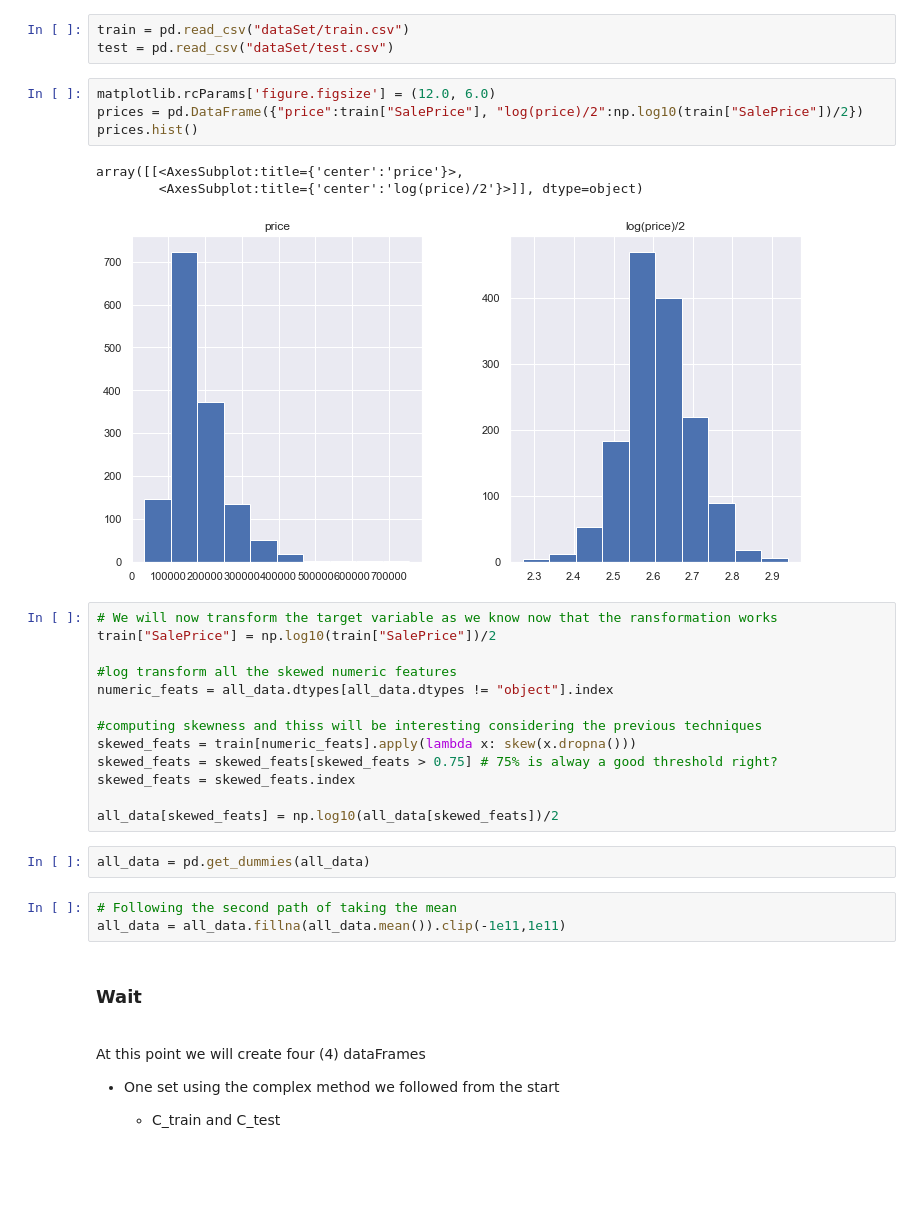
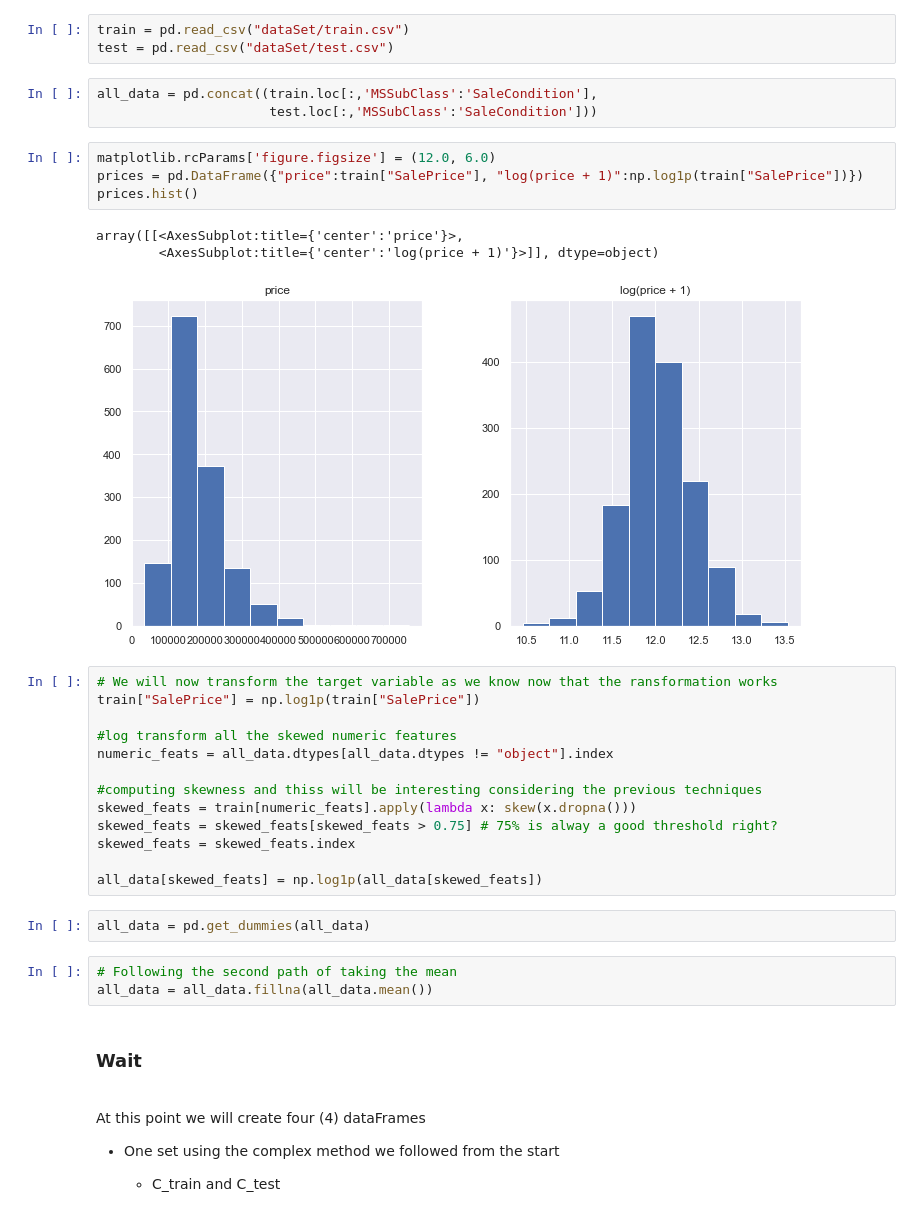
Before and after one commit to Ak-Gautam/Regularised_L_M, a Jupyter notebook: RLM.ipynb, the cells around one changed output. Saved outputs shown, nothing was run; the diff lists cells and outputs as text; blank space fills up the shorter version.

```diff
--- a/RLM.ipynb
+++ b/RLM.ipynb
@@ -437,17 +395,20 @@ As discussed earlier we will now follow a simpler approach to transform the Data
 # %%
 train = pd.read_csv("dataSet/train.csv")
 test = pd.read_csv("dataSet/test.csv")
+# %%
+all_data = pd.concat((train.loc[:,'MSSubClass':'SaleCondition'],
+                      test.loc[:,'MSSubClass':'SaleCondition']))
 # %%
 matplotlib.rcParams['figure.figsize'] = (12.0, 6.0)
-prices = pd.DataFrame({"price":train["SalePrice"], "log(price)/2":np.log10(train["SalePrice"])/2})
+prices = pd.DataFrame({"price":train["SalePrice"], "log(price + 1)":np.log1p(train["SalePrice"])})
 prices.hist()
 # %% [output]
 array([[<AxesSubplot:title={'center':'price'}>,
-        <AxesSubplot:title={'center':'log(price)/2'}>]], dtype=object)
+        <AxesSubplot:title={'center':'log(price + 1)'}>]], dtype=object)
-[figure, old version]
+[figure, new version]
 # %%
 # We will now transform the target variable as we know now that the ransformation works
-train["SalePrice"] = np.log10(train["SalePrice"])/2
+train["SalePrice"] = np.log1p(train["SalePrice"])
 
 #log transform all the skewed numeric features
 numeric_feats = all_data.dtypes[all_data.dtypes != "object"].index
@@ -457,12 +418,12 @@ skewed_feats = train[numeric_feats].apply(lambda x: skew(x.dropna()))
 skewed_feats = skewed_feats[skewed_feats > 0.75] # 75% is alway a good threshold right?
 skewed_feats = skewed_feats.index
 
-all_data[skewed_feats] = np.log10(all_data[skewed_feats])/2
+all_data[skewed_feats] = np.log1p(all_data[skewed_feats])
 # %%
 all_data = pd.get_dummies(all_data)
 # %%
 # Following the second path of taking the mean
-all_data = all_data.fillna(all_data.mean()).clip(-1e11,1e11)
+all_data = all_data.fillna(all_data.mean())
 # %% [markdown]
 ### Wait
 <br>At this point we will create four (4) dataFrames
```
Also changed, not shown: parts of 26 cells of this notebook.
